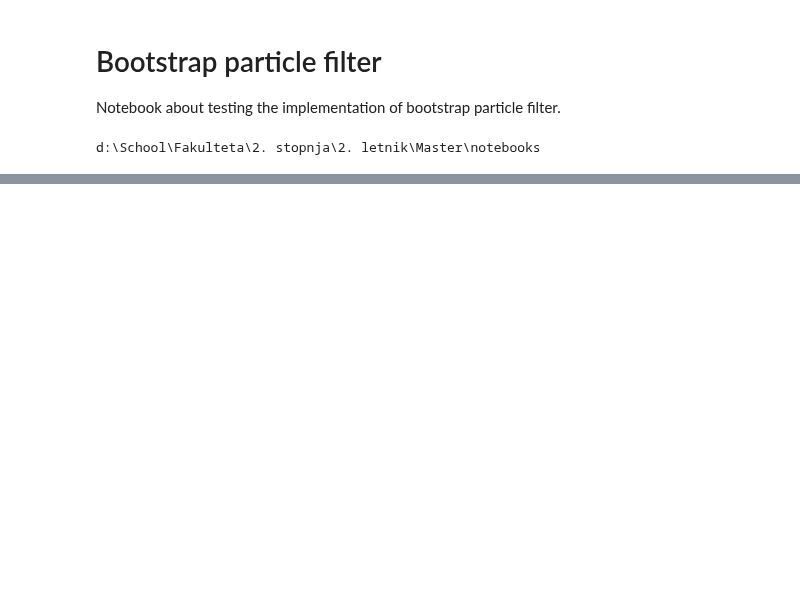
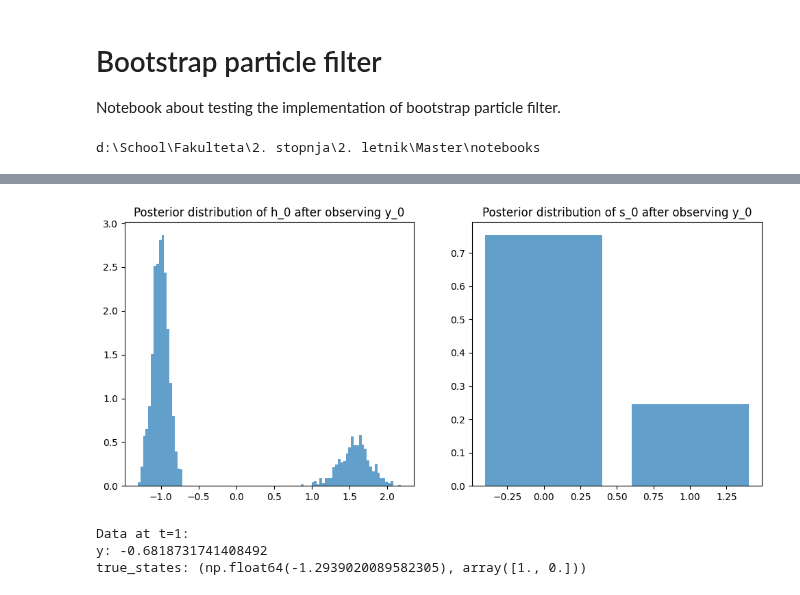
Before and after one commit to vitolev/mssv-smc, a Jupyter notebook: notebooks/02_bootstrap_pf.ipynb, the cells around one changed output, grey strips where cells are left out. Drawn from its saved outputs; the diff is of its cells as text; code cells hidden in the pictures; blank space fills up the shorter version.

```diff
--- a/notebooks/02_bootstrap_pf.ipynb
+++ b/notebooks/02_bootstrap_pf.ipynb
@@ -266,0 +205,27 @@ plt.show()
+# %%
+# Now let's see how our belief is updated after observing the first data point y[0]
+# So we are looking at the distribution p(x_0 | y_0)
+h_0_particles = h_array[0]
+s_0_particles = s_array[0]
+weights_0 = weights_array[0]
+
+# Plot weighted histogram of h_0
+plt.figure(figsize=(12, 5))
+plt.subplot(1, 2, 1)
+plt.hist(h_0_particles, bins=100, weights=weights_0, density=True, alpha=0.7)
+plt.title("Posterior distribution of h_0 after observing y_0")
+plt.subplot(1, 2, 2)
+plt.hist(s_0_particles, bins=np.arange(-0.5, K+0.5, 1), weights=weights_0, density=True, alpha=0.7, rwidth=0.8)
+plt.title("Posterior distribution of s_0 after observing y_0")
+plt.show()
+# %% [output]
+[figure, added]
+# %%
+# Let's move to the next time step t=1
+print("Data at t=1:")
+print("y:", y[1])
+print("true_states:", true_states[1])
+# %% [output]
+Data at t=1:
+y: -0.6818731741408492
+true_states: (np.float64(-1.2939020089582305), array([1., 0.]))
```
Also changed, not shown: parts of 13 cells of this notebook, 6 other files.
